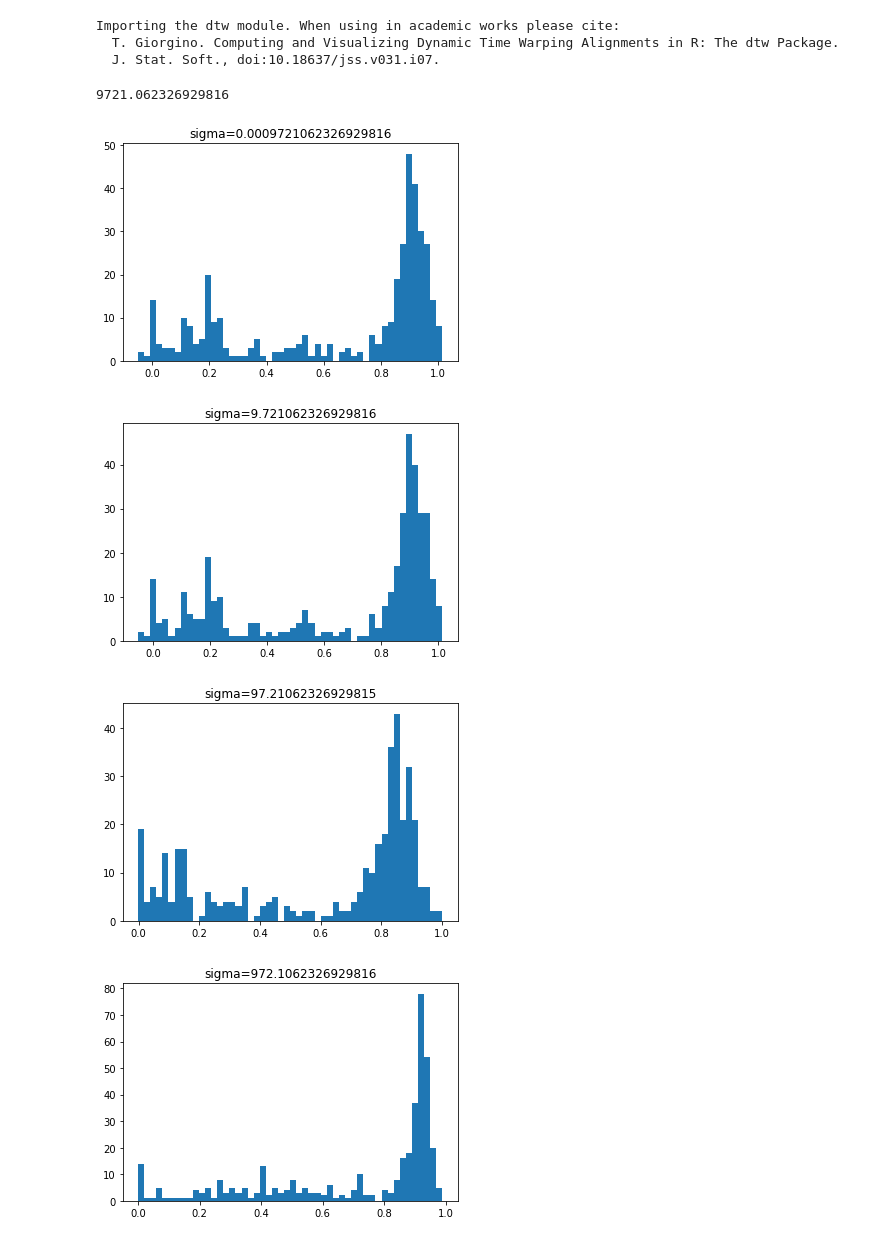
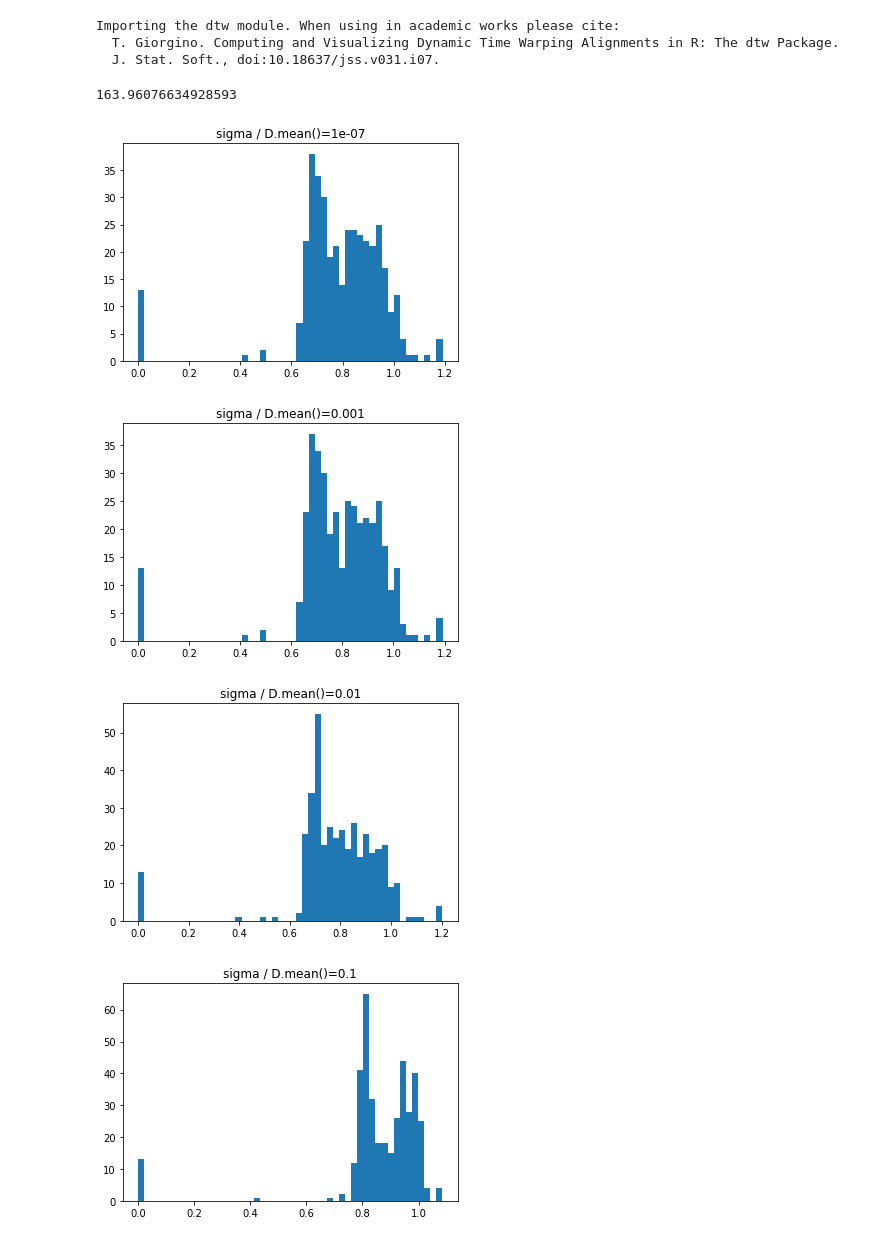
Before and after one commit to decarpentierg/laplacian-score-4-time-series, a Jupyter notebook: tune_sigma.ipynb, the cells around one changed output. Saved outputs shown, nothing was run; the diff lists cells and outputs as text; code cells hidden in the pictures.

```diff
--- a/tune_sigma.ipynb
+++ b/tune_sigma.ipynb
@@ -12,25 +12,27 @@ import src.experiments.laplacian_score as ls
 Importing the dtw module. When using in academic works please cite:
   T. Giorgino. Computing and Visualizing Dynamic Time Warping Alignments in R: The dtw Package.
   J. Stat. Soft., doi:10.18637/jss.v031.i07.
+# %%
+ds = kitchen_ds
 # %%
-f = pressure_ds.features
-D = pressure_ds.dtw_distance_matrix
+f = ds.features
+D = ds.dtw_distance_matrix
 # %%
 D.mean()
 # %% [output]
-9721.062326929816
+163.96076634928593
 # %%
 res = {}
 Dmean = D.mean()
-for sigma_rel in [1e-7, 1e-3, 1e-2 * Dmean, 0.1 * Dmean, Dmean, 10 * Dmean]:
-    S = ls.compute_weight_matrix(pressure_ds, n_neighbors=5, sigma=sigma_rel, precomputed_distances=D)
+for sigma_rel in [1e-7, 1e-3, 1e-2, 0.1, 1, 10]:
+    S = ls.compute_weight_matrix(ds, n_neighbors=5, sigma=sigma_rel * Dmean, precomputed_distances=D)
     lscores = ls.laplacian_score(f, S)
     res[sigma_rel] = lscores
     plt.hist(lscores, bins=50)
-    plt.title(f'sigma_rel={sigma_rel}')
+    plt.title(f'sigma / D.mean()={sigma_rel}')
     plt.show()
 # %% [output]
-[figure, old version]
+[figure, new version]
-[figure, old version]
+[figure, new version]
-[figure, old version]
+[figure, new version]
-[figure, old version]
+[figure, new version]
```
Also changed, not shown: parts of 1 cell of this notebook.
